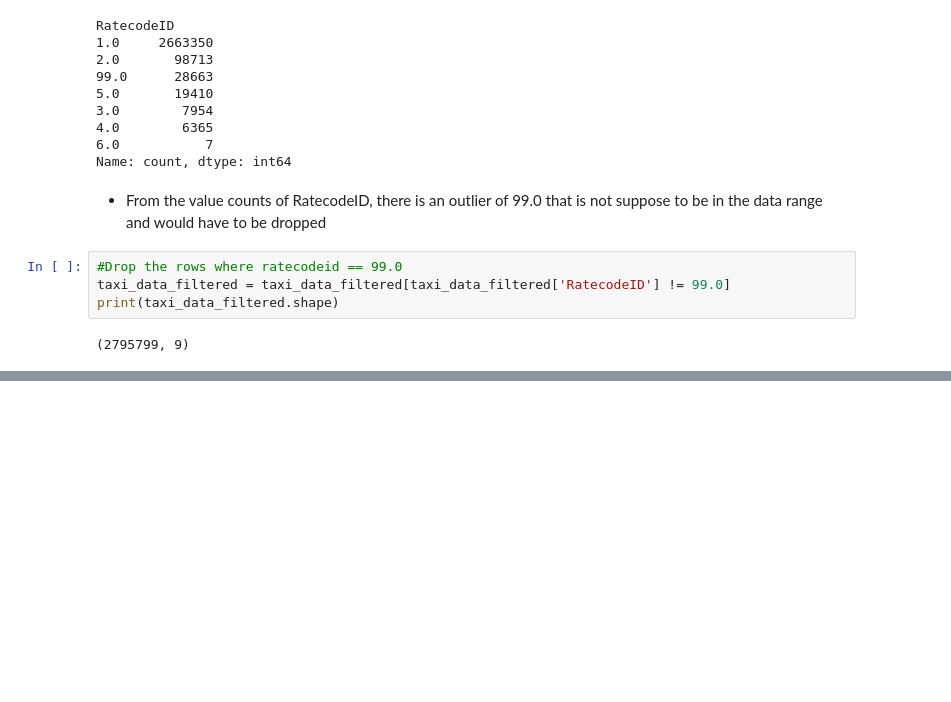
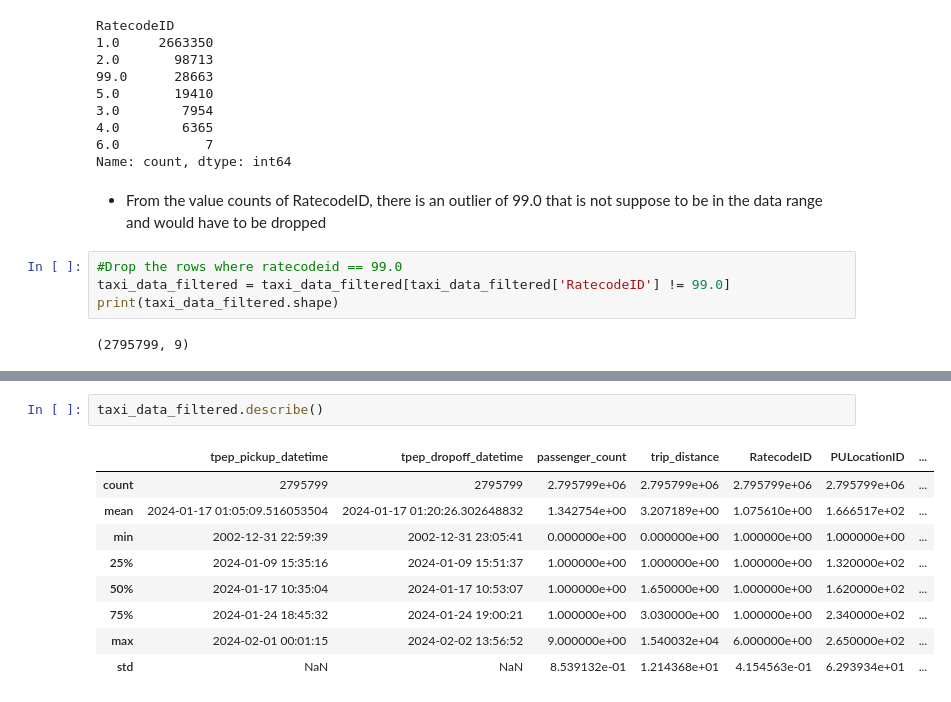
Before and after one commit to Tandoh3/New-York-Taxi-Analysis, a Jupyter notebook: Presentable Notebook.ipynb, the cells around one changed output, grey strips where cells are left out. Saved outputs shown, nothing was run; the diff lists cells and outputs as text; blank space fills up the shorter version.

Commit message:
Data Prep started

```diff
--- a/Presentable Notebook.ipynb
+++ b/Presentable Notebook.ipynb
@@ -389,0 +407,12 @@ plt.show()
+# %%
+taxi_data_filtered.describe()
+# %% [output]
+|  | tpep_pickup_datetime | tpep_dropoff_datetime | passenger_count | trip_distance | RatecodeID | PULocationID | ... |
+| count | 2795799 | 2795799 | 2.795799e+06 | 2.795799e+06 | 2.795799e+06 | 2.795799e+06 | ... |
+| mean | 2024-01-17 01:05:09.516053504 | 2024-01-17 01:20:26.302648832 | 1.342754e+00 | 3.207189e+00 | 1.075610e+00 | 1.666517e+02 | ... |
+| min | 2002-12-31 22:59:39 | 2002-12-31 23:05:41 | 0.000000e+00 | 0.000000e+00 | 1.000000e+00 | 1.000000e+00 | ... |
+| 25% | 2024-01-09 15:35:16 | 2024-01-09 15:51:37 | 1.000000e+00 | 1.000000e+00 | 1.000000e+00 | 1.320000e+02 | ... |
+| 50% | 2024-01-17 10:35:04 | 2024-01-17 10:53:07 | 1.000000e+00 | 1.650000e+00 | 1.000000e+00 | 1.620000e+02 | ... |
+| 75% | 2024-01-24 18:45:32 | 2024-01-24 19:00:21 | 1.000000e+00 | 3.030000e+00 | 1.000000e+00 | 2.340000e+02 | ... |
+| max | 2024-02-01 00:01:15 | 2024-02-02 13:56:52 | 9.000000e+00 | 1.540032e+04 | 6.000000e+00 | 2.650000e+02 | ... |
+| std | NaN | NaN | 8.539132e-01 | 1.214368e+01 | 4.154563e-01 | 6.293934e+01 | ... |
```
Also changed, not shown: parts of 7 cells of this notebook.
